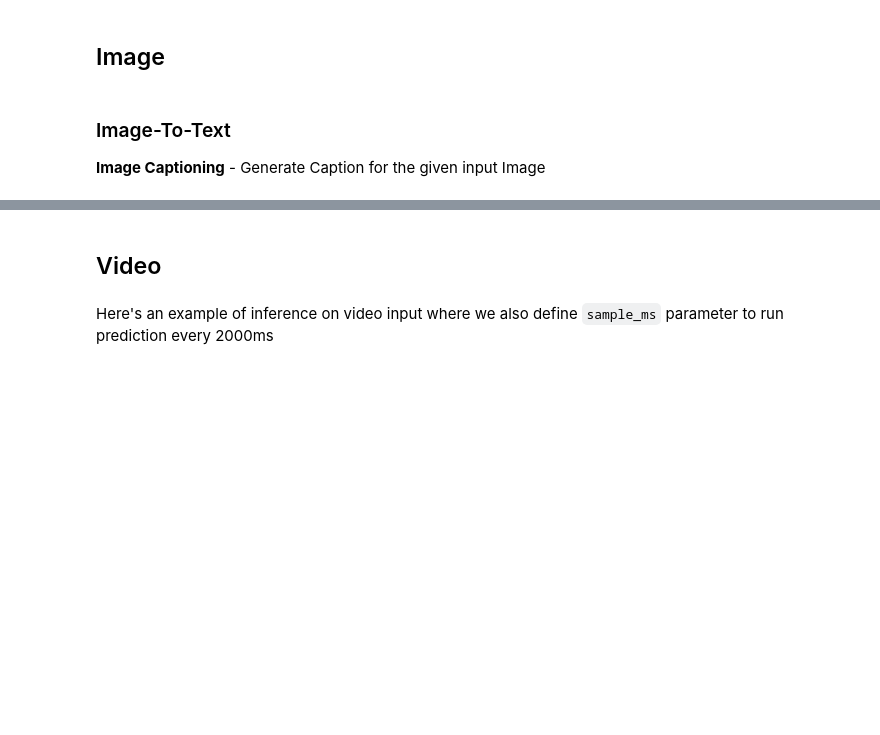
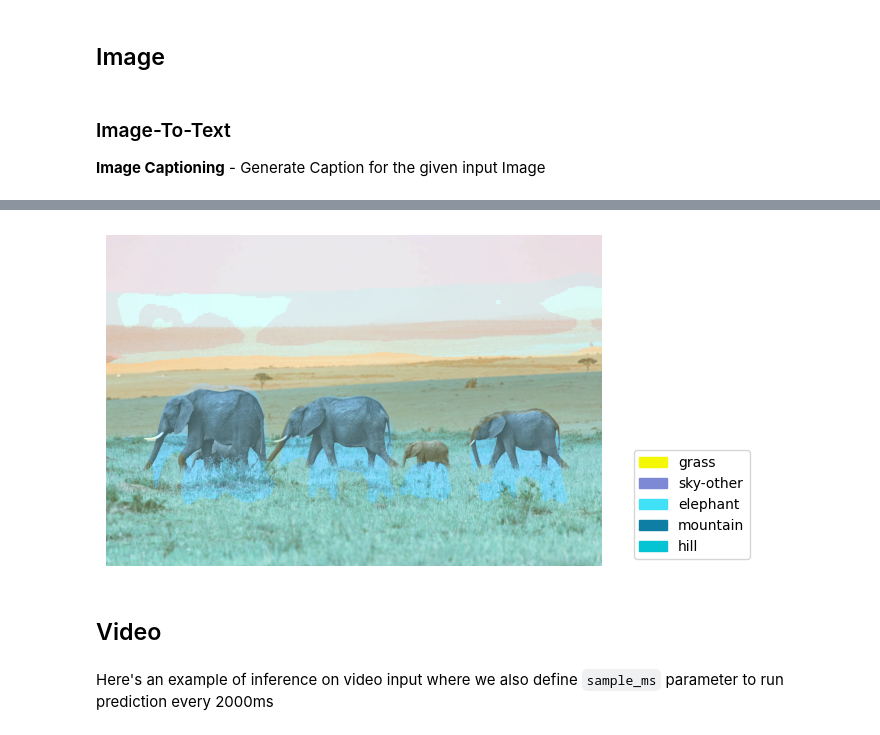
Before and after one commit to Clarifai/examples, a Jupyter notebook: models/model_predict.ipynb, the cells around one changed output, grey strips where cells are left out. Saved outputs shown, nothing was run; the diff lists cells and outputs as text; code cells hidden in the pictures; blank space fills up the shorter version.

```diff
--- a/models/model_predict.ipynb
+++ b/models/model_predict.ipynb
@@ -159,0 +306,15 @@ print(model_prediction.outputs[0].data)
+# %%
+SEGMENT_IMAGE_URL = 'https://s3.amazonaws.com/samples.clarifai.com/featured-models/general-elephants.jpg'
+
+segmentor_model = Model("https://clarifai.com/clarifai/main/models/image-general-segmentation")
+
+prediction_response = segmentor_model.predict_by_url(SEGMENT_IMAGE_URL, input_type="image")
+
+regions = prediction_response.outputs[0].data.regions
+
+for region in regions:
+    for concept in region.data.concepts:
+        # Accessing and rounding the concept's percentage of image covered
+        name = concept.name
+        value = round(concept.value, 4)
+        print((f"{name}: {value}"))
@@ -160,3 +330,70 @@ print(model_prediction.outputs[0].data)
+# %%
+# Display the predicted masks
+import cv2
+from urllib.request import urlopen
+import numpy as np
+from PIL import Image as PILImage
+from io import BytesIO
+import random
+import matplotlib.pyplot as plt
+import matplotlib.patches as mpatches
+
+req = urlopen(SEGMENT_IMAGE_URL)
+arr = np.asarray(bytearray(req.read()), dtype=np.uint8)
+img = cv2.imdecode(arr, -1) # 'Load it as it is'
+
+masks = []
+concepts = []
+for region in regions:
+  if region.data.concepts[0].value > 0.05:
+    masks.append(np.array(PILImage.open(BytesIO(region.region_info.mask.image.base64))))
+    concepts.append(region.data.concepts[0].name)
+
+
+# Generate random colors
+colors = []
+for i in range(len(masks)):
+  r = random.randint(0,255)
+  g = random.randint(0,255)
+  b = random.randint(0,255)
+  colors.append((b,g,r))
+
+# Map masks to overlays
+overlays = []
+for i in range(len(masks)):
+  mask = masks[i]
+  color = colors[i]
+
+  overlay = np.zeros_like(img)
+  overlay[mask > 0] = color
+
+  overlays.append(overlay)
+
+# Overlay masks on original image
+overlayed = np.copy(img)
+
+for overlay in overlays:
+  # Apply alpha blending
+  cv2.addWeighted(overlay, 0.15, overlayed, 0.85, 0, overlayed)
+
+overlayed = cv2.convertScaleAbs(overlayed, alpha=1.5, beta=50)
+
+
+# Display overlayed image
+plt.imshow(overlayed)
+
+# Create legend with colors and concepts
+legend_items = []
+for i in range(len(overlays)):
+  color = [c/255 for c in colors[i]]
+  concept = concepts[i]
+  legend_items.append(mpatches.Patch(color=color, label=concept))
+
+plt.legend(handles=legend_items, loc='lower left', bbox_to_anchor=(1.05, 0))
+plt.axis('off')
+plt.show()
+# %% [output]
+[figure, added]
 # %% [markdown]
 ## Video
 # %% [markdown]
```
Also changed, not shown: parts of 19 cells of this notebook.
